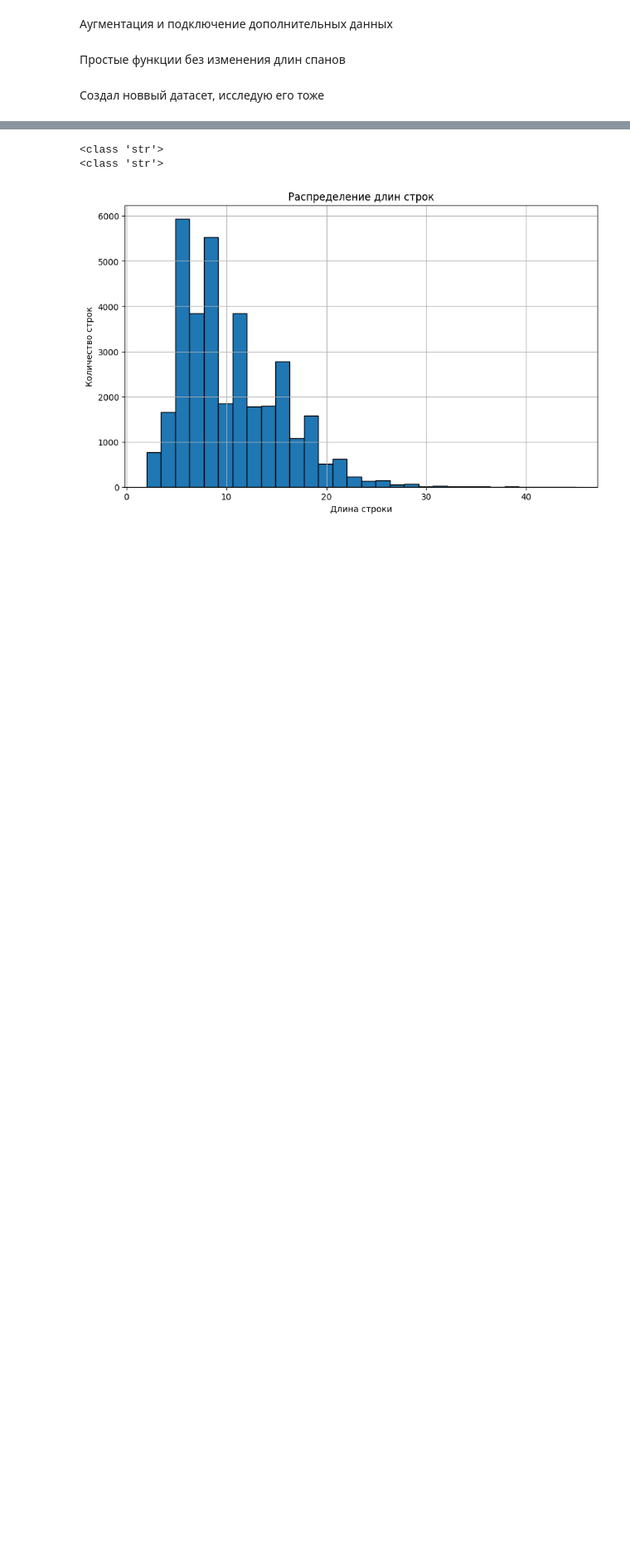
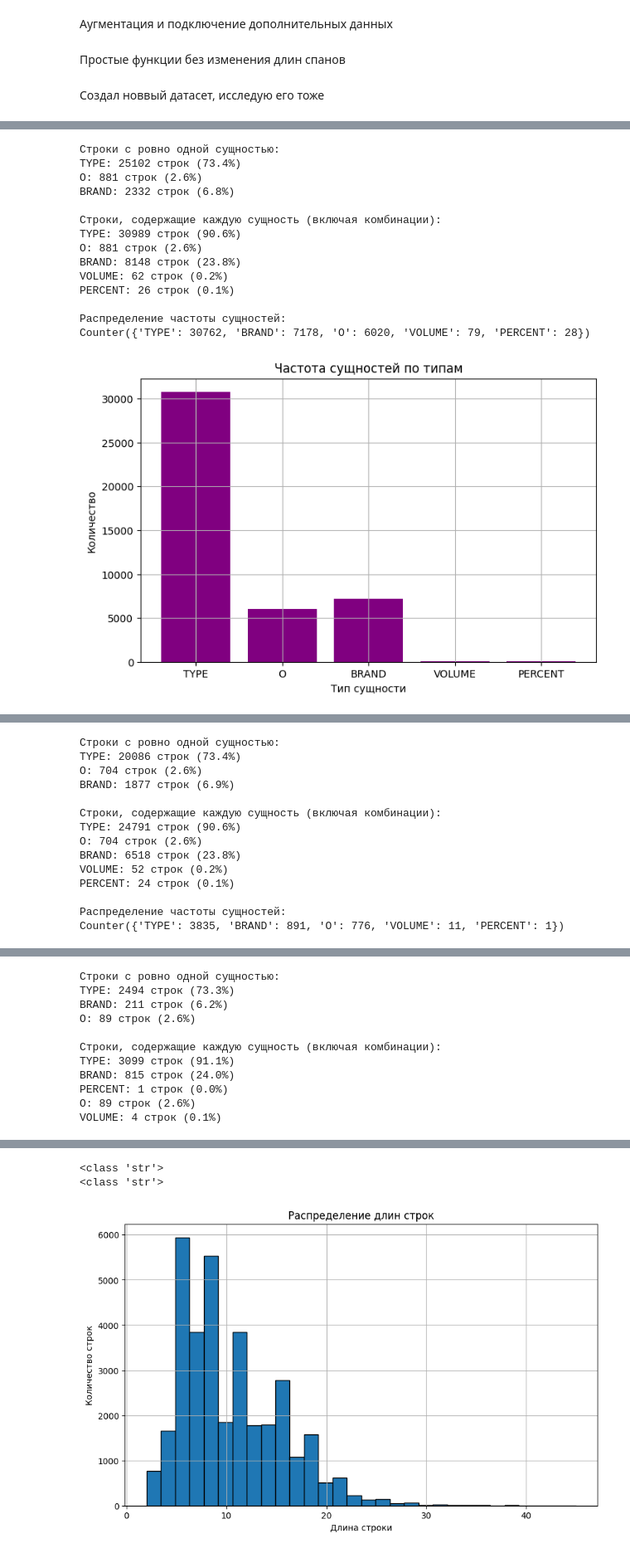
Before and after one commit to tokarevdr/ner-x5-hackathon, a Jupyter notebook: ML_PART/Data_explorer.ipynb, the cells around one changed output, grey strips where cells are left out. Shown at 83% size. Drawn from its saved outputs; the diff is of its cells as text; code cells hidden in the pictures; blank space fills up the shorter version.

```diff
--- a/ML_PART/Data_explorer.ipynb
+++ b/ML_PART/Data_explorer.ipynb
@@ -801,0 +964,10 @@ augment_df.head()
+# %%
+aug_train_df, aug_val_df, aug_test_df = split_data_stratified(augment_df, test_size=0.1, val_size=0.1)
+for df in [augment_df, aug_train_df, aug_val_df, aug_test_df]:
+  if 'entity_types' and 'entity_types' not in df.columns:
+    df['annotation_parsed'] = df['annotation'].apply(ast.literal_eval)
+    df['entity_types'] = df['annotation_parsed'].apply(get_entity_types)
+  plot_entity_frequency(df)
+  plot_entity_distributions(df)
+  df.drop(columns=['annotation_parsed', 'entity_types'])
+# %% [output]
@@ -801,0 +996,15 @@ augment_df.head()
+Строки с ровно одной сущностью:
+TYPE: 25102 строк (73.4%)
+O: 881 строк (2.6%)
+BRAND: 2332 строк (6.8%)
+
+Строки, содержащие каждую сущность (включая комбинации):
+TYPE: 30989 строк (90.6%)
+O: 881 строк (2.6%)
+BRAND: 8148 строк (23.8%)
+VOLUME: 62 строк (0.2%)
+PERCENT: 26 строк (0.1%)
+
+Распределение частоты сущностей:
+Counter({'TYPE': 30762, 'BRAND': 7178, 'O': 6020, 'VOLUME': 79, 'PERCENT': 28})
+[figure, added]
@@ -801,0 +1012,14 @@ augment_df.head()
+Строки с ровно одной сущностью:
+TYPE: 20086 строк (73.4%)
+O: 704 строк (2.6%)
+BRAND: 1877 строк (6.9%)
+
+Строки, содержащие каждую сущность (включая комбинации):
+TYPE: 24791 строк (90.6%)
+O: 704 строк (2.6%)
+BRAND: 6518 строк (23.8%)
+VOLUME: 52 строк (0.2%)
+PERCENT: 24 строк (0.1%)
+
+Распределение частоты сущностей:
+Counter({'TYPE': 3835, 'BRAND': 891, 'O': 776, 'VOLUME': 11, 'PERCENT': 1})
@@ -801,0 +1044,11 @@ augment_df.head()
+Строки с ровно одной сущностью:
+TYPE: 2494 строк (73.3%)
+BRAND: 211 строк (6.2%)
+O: 89 строк (2.6%)
+
+Строки, содержащие каждую сущность (включая комбинации):
+TYPE: 3099 строк (91.1%)
+BRAND: 815 строк (24.0%)
+PERCENT: 1 строк (0.0%)
+O: 89 строк (2.6%)
+VOLUME: 4 строк (0.1%)
```
Also changed, not shown: parts of 53 cells of this notebook, 2 other files.
